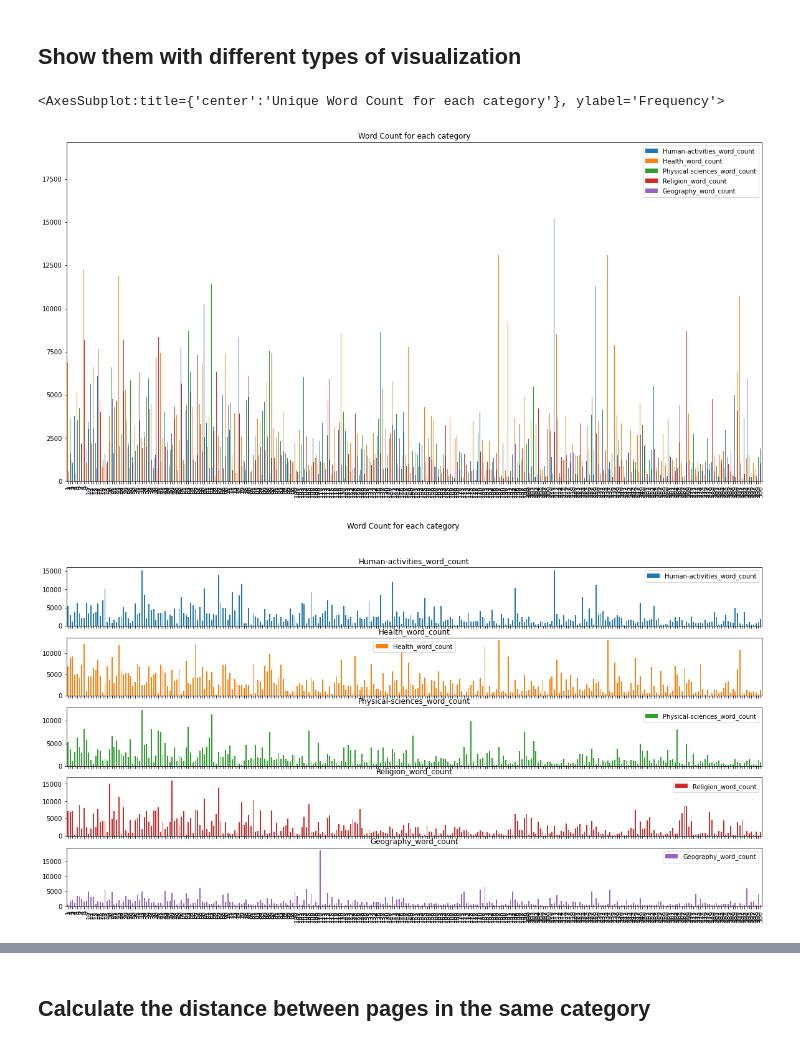
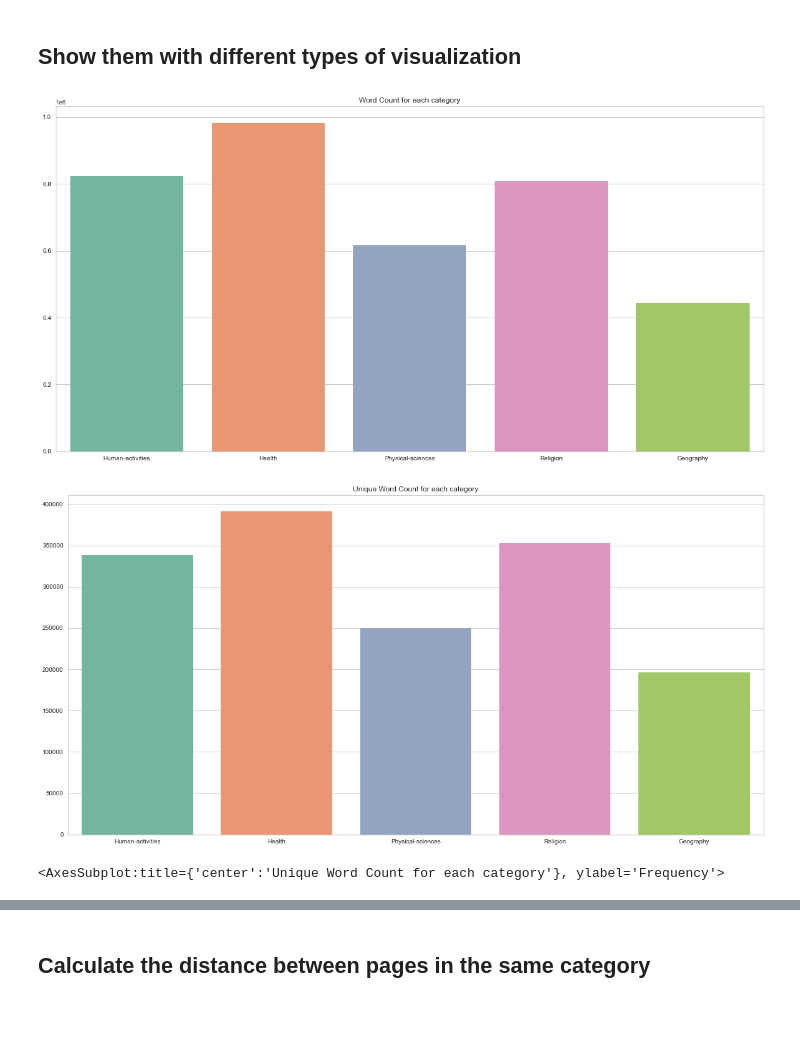
Before and after one commit to EmiliaWiehe/Wikipedia, a Jupyter notebook: Wikipedia_Mining.ipynb, the cells around one changed output, grey strips where cells are left out. Saved outputs shown, nothing was run; the diff lists cells and outputs as text; code cells hidden in the pictures; blank space fills up the shorter version.

```diff
--- a/Wikipedia_Mining.ipynb
+++ b/Wikipedia_Mining.ipynb
@@ -280,30 +285,35 @@ df
 ## Create statistics on the pages
 ### (frequency and word length, for example)
 # %%
+# tokenize the words
+df_stats = df.apply(lambda x: x.astype(str).str.split())
+
 # calculacte the number of words in each article and store them in a new column called "word_count" for each category
 for i in categories:
-    df[i + '_word_count'] = df[i].apply(lambda x: len(x))
+    df_stats[i + '_word_count'] = df_stats[i].apply(lambda x: len(x))
 
 # calculate the number of unique words in each article and store them in a new column called "unique_word_count" for each category
 for i in categories:
-    df[i + '_unique_word_count'] = df[i].apply(lambda x: len(set(x)))
+    df_stats[i + '_unique_word_count'] = df_stats[i].apply(lambda x: len(set(x)))
 
 # calculate the frequency of each word in each article and store them in a new column called "word_frequency" for each category
 for i in categories:
-    df[i + '_word_frequency'] = df[i].apply(lambda x: Counter(x))
+    df_stats[i + '_word_frequency'] = df_stats[i].apply(lambda x: Counter(x))
 
 # calculate the lenght of each word in each article and store them in a new column called "word_lenght" for each category
 for i in categories:
-    df[i + '_word_length'] = df[i].apply(lambda x: [len(word) for word in x])
+    df_stats[i + '_word_length'] = df_stats[i].apply(lambda x: [len(word) for word in x])
 
 # calculate the average lenght of each word in each article and store them in a new column called "average_word_lenght" for each category
 for i in categories:
-    df[i + '_average_word_length'] = df[i + '_word_length'].apply(lambda x: sum(x)/len(x))
+    df_stats[i + '_average_word_length'] = df_stats[i + '_word_length'].apply(lambda x: sum(x)/len(x))
 
 # calculate the most common words in each article and store them in a new column called "word_lenght" for each category
 for i in categories:
-    df[i + '_most_common_words'] = df[i].apply(lambda x: Counter(x).most_common(10))
-df
+    df_stats[i + '_most_common_words'] = df_stats[i].apply(lambda x: Counter(x).most_common(10))
+
+# display the DataFrame
+df_stats
 # %% [output]
 |  | Human-activities | Health | Physical-sciences | Religion | Geography | Human-activities_word_count | ... |
 | 1 | [art, art, free, encyclopedia, ju... | [beryllium, beryllium, free, ency... | [atom, atom, free, encyclopedia, ... | [afterlife, afterlife, free, ency... | [list, exploration, list, explora... | 5382 | ... |
@@ -321,27 +331,30 @@ df
 # %% [markdown]
 ## Show them with different types of visualization
 # %%
-# Visualize the columns word count for each category in a bar chart
-df.plot.bar(y=[i + '_word_count' for i in categories], figsize=(20, 10), title='Word Count for each category')
+# Visualize word count bar plot with seaborn
+plt.figure(figsize=(20, 10))
+sns.barplot(x=categories, y=[df_stats[i + '_word_count'].sum() for i in categories], palette='Set2')
+plt.title('Word Count for each category')
+plt.show()
 
-# Visualize the average word count for each category in a bar chart so you have one graph for each category and not one graph for every article
-df.plot.bar(y=[i + '_word_count' for i in categories], figsize=(20, 10), title='Word Count for each category', subplots=True)
-
-# Visualize the columns unique word count for each category in a bar chart
-df.plot.bar(y=[i + '_unique_word_count' for i in categories], figsize=(20, 10), title='Unique Word Count for each category')
+# Visualize unique word count bar plot with seaborn
+plt.figure(figsize=(20, 10))
+sns.barplot(x=categories, y=[df_stats[i + '_unique_word_count'].sum() for i in categories], palette='Set2')
+plt.title('Unique Word Count for each category')
+plt.show()
 
 # Visualize the word count for each category in a box plot
-df[[i + '_word_count' for i in categories]].plot.box(figsize=(20, 10), title='Word Count for each category')
+df_stats[[i + '_word_count' for i in categories]].plot.box(figsize=(20, 10), title='Word Count for each category')
 
 # Visualize the unique word count for each category in a box plot
-df[[i + '_unique_word_count' for i in categories]].plot.box(figsize=(20, 10), title='Unique Word Count for each category')
+df_stats[[i + '_unique_word_count' for i in categories]].plot.box(figsize=(20, 10), title='Unique Word Count for each category')
 
 # Visualize the word count for each category in a histogram
-df[[i + '_word_count' for i in categories]].plot.hist(figsize=(20, 10), title='Word Count for each category')
+df_stats[[i + '_word_count' for i in categories]].plot.hist(figsize=(20, 10), title='Word Count for each category', bins=100, alpha=0.5)
 
 # Visualize the unique word count for each category in a histogram
-df[[i + '_unique_word_count' for i in categories]].plot.hist(figsize=(20, 10), title='Unique Word Count for each category')
+df_stats[[i + '_unique_word_count' for i in categories]].plot.hist(figsize=(20, 10), title='Unique Word Count for each category', bins=100, alpha=0.5)
 # %% [output]
-<AxesSubplot:title={'center':'Unique Word Count for each category'}, ylabel='Frequency'>
-[figure, old version]
+[figure, new version]
-[figure, old version]
+[figure, new version]
+<AxesSubplot:title={'center':'Unique Word Count for each category'}, ylabel='Frequency'>
```
Also changed, not shown: parts of 33 cells of this notebook.
